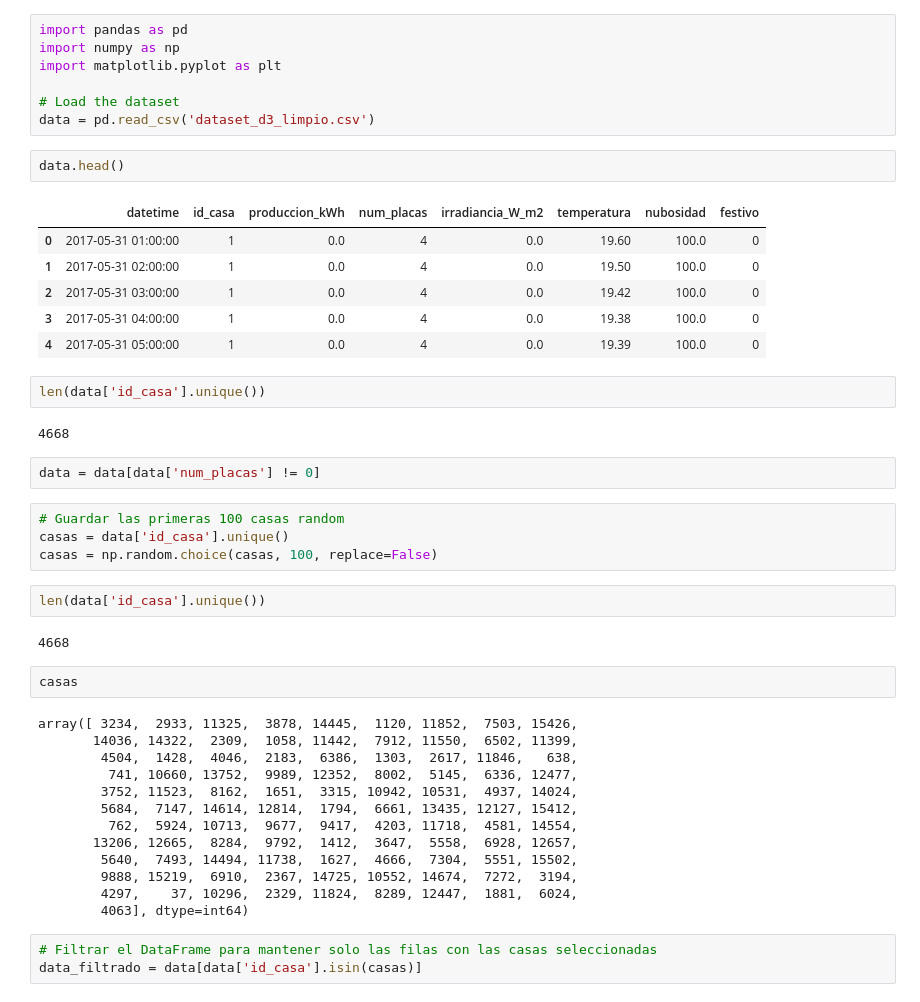
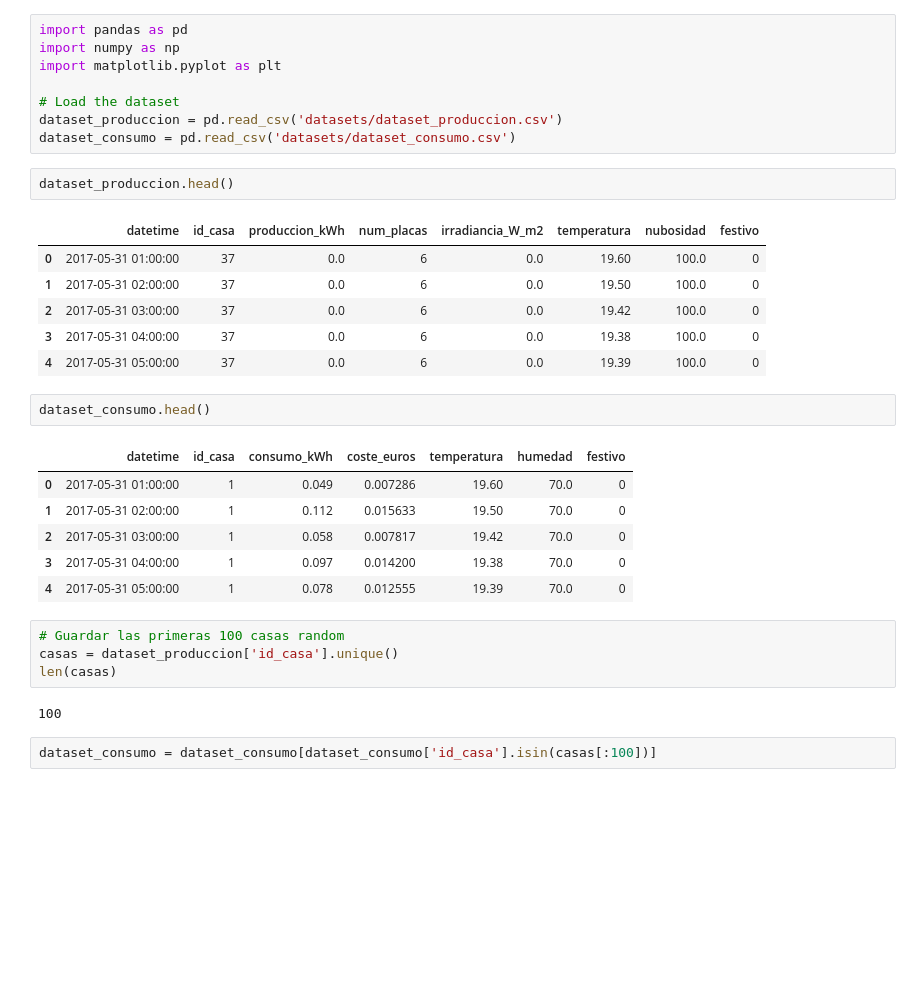
Before and after one commit to hypergalois/SmartGridsAI, a Jupyter notebook: reinceforcement_learning/prepreocesamiento.ipynb, the cells around one changed output. Cells and saved outputs as stored; diff of their text form; blank space fills up the shorter version.

```diff
--- a/reinceforcement_learning/prepreocesamiento.ipynb
+++ b/reinceforcement_learning/prepreocesamiento.ipynb
@@ -4,48 +4,34 @@ import numpy as np
 import matplotlib.pyplot as plt
 
 # Load the dataset
-data = pd.read_csv('dataset_d3_limpio.csv')
+dataset_produccion = pd.read_csv('datasets/dataset_produccion.csv')
+dataset_consumo = pd.read_csv('datasets/dataset_consumo.csv')
 # %%
-data.head()
+dataset_produccion.head()
 # %% [output]
 |  | datetime | id_casa | produccion_kWh | num_placas | irradiancia_W_m2 | temperatura | nubosidad | festivo |
-| 0 | 2017-05-31 01:00:00 | 1 | 0.0 | 4 | 0.0 | 19.60 | 100.0 | 0 |
-| 1 | 2017-05-31 02:00:00 | 1 | 0.0 | 4 | 0.0 | 19.50 | 100.0 | 0 |
-| 2 | 2017-05-31 03:00:00 | 1 | 0.0 | 4 | 0.0 | 19.42 | 100.0 | 0 |
-| 3 | 2017-05-31 04:00:00 | 1 | 0.0 | 4 | 0.0 | 19.38 | 100.0 | 0 |
-| 4 | 2017-05-31 05:00:00 | 1 | 0.0 | 4 | 0.0 | 19.39 | 100.0 | 0 |
+| 0 | 2017-05-31 01:00:00 | 37 | 0.0 | 6 | 0.0 | 19.60 | 100.0 | 0 |
+| 1 | 2017-05-31 02:00:00 | 37 | 0.0 | 6 | 0.0 | 19.50 | 100.0 | 0 |
+| 2 | 2017-05-31 03:00:00 | 37 | 0.0 | 6 | 0.0 | 19.42 | 100.0 | 0 |
+| 3 | 2017-05-31 04:00:00 | 37 | 0.0 | 6 | 0.0 | 19.38 | 100.0 | 0 |
+| 4 | 2017-05-31 05:00:00 | 37 | 0.0 | 6 | 0.0 | 19.39 | 100.0 | 0 |
-# %%
-len(data['id_casa'].unique())
-# %% [output]
-4668
-# %%
-data = data[data['num_placas'] != 0]
+# %%
+dataset_consumo.head()
+# %% [output]
+|  | datetime | id_casa | consumo_kWh | coste_euros | temperatura | humedad | festivo |
+| 0 | 2017-05-31 01:00:00 | 1 | 0.049 | 0.007286 | 19.60 | 70.0 | 0 |
+| 1 | 2017-05-31 02:00:00 | 1 | 0.112 | 0.015633 | 19.50 | 70.0 | 0 |
+| 2 | 2017-05-31 03:00:00 | 1 | 0.058 | 0.007817 | 19.42 | 70.0 | 0 |
+| 3 | 2017-05-31 04:00:00 | 1 | 0.097 | 0.014200 | 19.38 | 70.0 | 0 |
+| 4 | 2017-05-31 05:00:00 | 1 | 0.078 | 0.012555 | 19.39 | 70.0 | 0 |
 # %%
 # Guardar las primeras 100 casas random
-casas = data['id_casa'].unique()
-casas = np.random.choice(casas, 100, replace=False)
+casas = dataset_produccion['id_casa'].unique()
+len(casas)
+# %% [output]
+100
-# %%
-len(data['id_casa'].unique())
-# %% [output]
-4668
-# %%
-casas
-# %% [output]
-array([ 3234,  2933, 11325,  3878, 14445,  1120, 11852,  7503, 15426,
-       14036, 14322,  2309,  1058, 11442,  7912, 11550,  6502, 11399,
-        4504,  1428,  4046,  2183,  6386,  1303,  2617, 11846,   638,
-         741, 10660, 13752,  9989, 12352,  8002,  5145,  6336, 12477,
-        3752, 11523,  8162,  1651,  3315, 10942, 10531,  4937, 14024,
-        5684,  7147, 14614, 12814,  1794,  6661, 13435, 12127, 15412,
-         762,  5924, 10713,  9677,  9417,  4203, 11718,  4581, 14554,
-       13206, 12665,  8284,  9792,  1412,  3647,  5558,  6928, 12657,
-        5640,  7493, 14494, 11738,  1627,  4666,  7304,  5551, 15502,
-        9888, 15219,  6910,  2367, 14725, 10552, 14674,  7272,  3194,
-        4297,    37, 10296,  2329, 11824,  8289, 12447,  1881,  6024,
-        4063], dtype=int64)
-# %%
-# Filtrar el DataFrame para mantener solo las filas con las casas seleccionadas
-data_filtrado = data[data['id_casa'].isin(casas)]
+# %%
+dataset_consumo = dataset_consumo[dataset_consumo['id_casa'].isin(casas[:100])]
 # %%
 # graficar produccion de una sola casa
 # Filtrar los datos para una sola casa (reemplaza 'id_casa' y 'produccion' con los nombres reales de las columnas)
```
Also changed, not shown: parts of 11 cells of this notebook, 1 other file.
